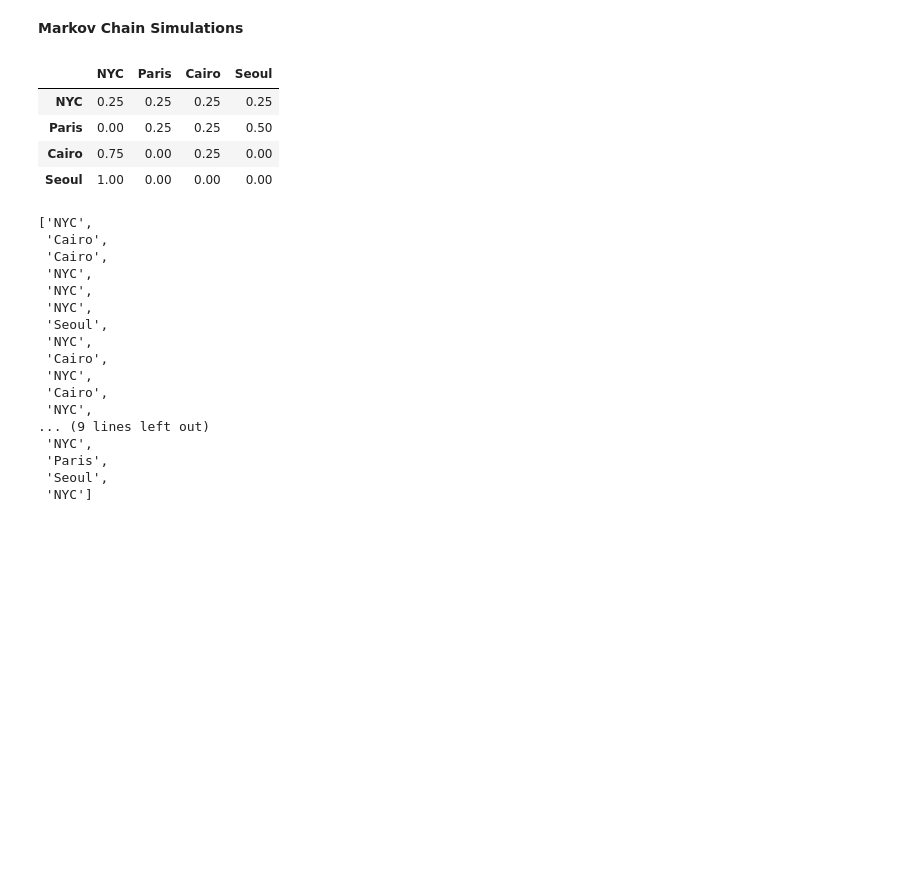
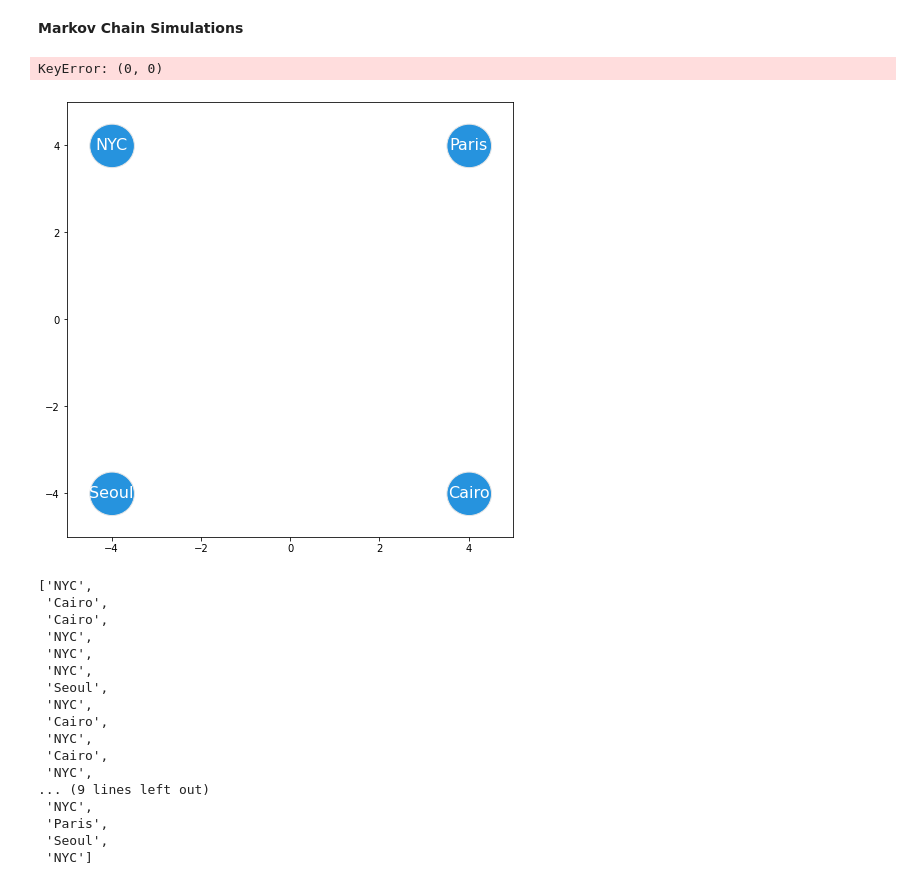
Before and after one commit to noorulislam770/stochasticsProcesses, a Jupyter notebook: task.ipynb, the cells around one changed output. Saved outputs shown, nothing was run; the diff lists cells and outputs as text; code cells hidden in the pictures; blank space fills up the shorter version.

```diff
--- a/task.ipynb
+++ b/task.ipynb
@@ -48,19 +314,19 @@ np.mean(sim_list)
 # %%
 example = {
     "NYC":    [.25,0,.75,1],
     "Paris" : [.25,.25,0,0],
     "Cairo" : [.25,.25,.25,0],
     "Seoul" : [.25,.50,0,0]
 }
 
 markov_chain = pd.DataFrame(data=example,index = ["NYC","Paris","Cairo","Seoul"])
 markov_chain
+
+markov_chain_image  =  MarkovChain(markov_chain, ["NYC","Paris","Cairo","Seoul"] )
+markov_chain_image.draw("./markov_chain.png")
 # %% [output]
-|  | NYC | Paris | Cairo | Seoul |
-| NYC | 0.25 | 0.25 | 0.25 | 0.25 |
-| Paris | 0.00 | 0.25 | 0.25 | 0.50 |
-| Cairo | 0.75 | 0.00 | 0.25 | 0.00 |
-| Seoul | 1.00 | 0.00 | 0.00 | 0.00 |
+KeyError: (0, 0)
+[figure, added]
 # %%
 
 # from markovchain import MarkovChain
```
Also changed, not shown: parts of 11 cells of this notebook, 3 other files.
